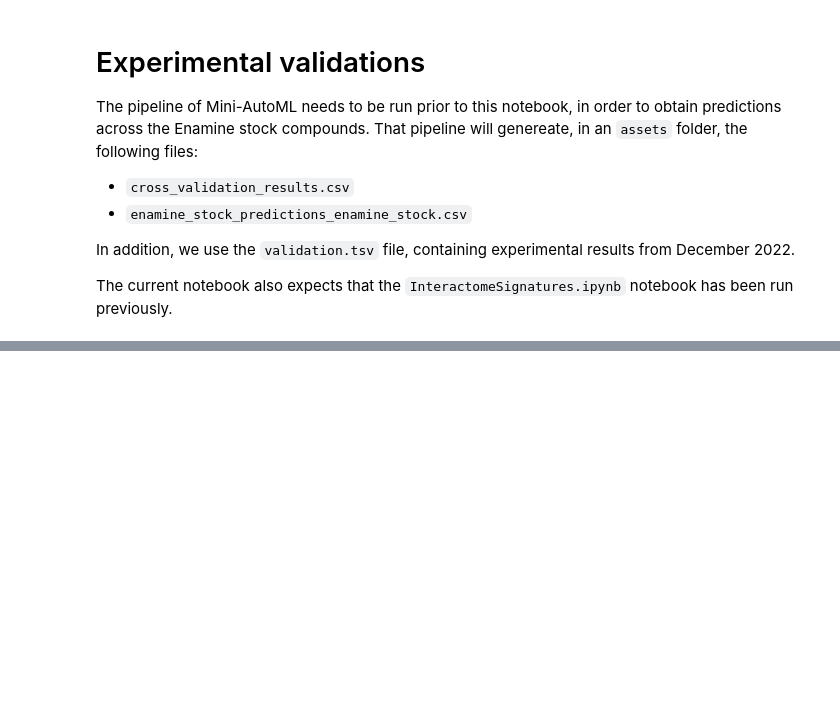
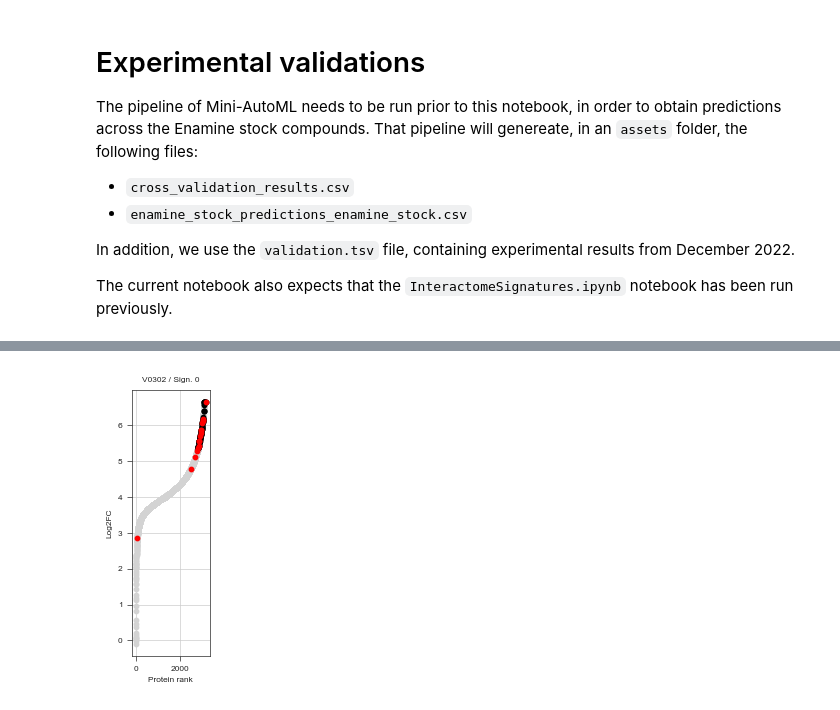
Before and after one commit to ligand-discovery/interactome-signatures, a Jupyter notebook: notebooks/Validations.ipynb, the cells around one changed output, grey strips where cells are left out. Cells and saved outputs as stored; diff of their text form; code cells hidden in the pictures; blank space fills up the shorter version.

Commit message:
more validations

```diff
--- a/notebooks/Validations.ipynb
+++ b/notebooks/Validations.ipynb
@@ -473,7 +504,5 @@ def correlation_plots(W, sufix):
 # %%
 W = data_for_wizard["pipeline"].transform(texts)
-correlation_plots(W, sufix="filtered")
-W = data_for_wizard["pipeline"].transform(texts_simple)
-correlation_plots(W, sufix="top")
+R = correlation_plots(W, sufix="filtered")
 # %% [output]
 [figure]
@@ -480,0 +509,10 @@ correlation_plots(W, sufix="top")
+# %%
+cemm_pred = [tested_fids]
+for r in R:
+    cemm_pred += [r[0]]
+cemm_ass = [tested_fids]
+for r in R:
+    cemm_ass += [r[1]]
+
+cemm_pred = pd.DataFrame(np.array(cemm_pred).T, columns=["fid"] + ["Sign {0}".format(i) for i in range(10)])
+cemm_ass = pd.DataFrame(np.array(cemm_ass).T, columns=["fid"] + ["Sign {0}".format(i) for i in range(10)])
@@ -480,0 +541,42 @@ correlation_plots(W, sufix="top")
+# %%
+from stylia import NamedColors
+
+pht = pd.read_csv(os.path.join(results_folder, "ProteinHasTopic.csv"))
+
+def individual_validation_plot_from_cemm(ax, fid, signature_idx):
+    sign_prots = pht.sort_values(by="Topic {0}".format(signature_idx), ascending=False)["gene_name"].tolist()[:20]
+    filt_prots = texts[tested_fids.index(fid)].split(" ")
+    df_ = df[df["FragID"] == fid]
+    df_ = df_[df_["Abundance_Ratio_PValue"].notnull()]
+    R = []
+    for r in df_[["Accession", "Abundance_Ratio_log2"]].values:
+        R += [[pid2name[r[0]], r[1]]]
+    data = pd.DataFrame(R, columns=["gene_name", "log2fc"])
+    data = data.sort_values(by="log2fc", ascending=True)
+
+    x = [i for i in range(data.shape[0])]
+    y = data["log2fc"].tolist()
+
+    pid2idx = dict((k,i) for i,k in enumerate(data["gene_name"].tolist()))
+    pid2val = dict((r[0], r[1]) for r in data.values)
+
+    ax.scatter(x,y, color=NamedColors().gray)
+
+    for s in filt_prots:
+        if s not in pid2idx:
+            continue
+        ax.scatter([pid2idx[s]], [pid2val[s]], color="black")
+
+    for s in sign_prots:
+        if s not in pid2idx:
+            continue
+        ax.scatter([pid2idx[s]], [pid2val[s]], color="red")
+
+    stylia.label(ax, title="{0} / Sign. {1}".format(fid, signature_idx), xlabel="Protein rank", ylabel="Log2FC")
+
+fig, axs = stylia.create_figure(1,1, width=1)
+
+ax = axs.next()
+individual_validation_plot_from_cemm(ax, "V0302", 0)
+# %% [output]
+[figure, added]
```
Also changed, not shown: parts of 20 cells of this notebook.
